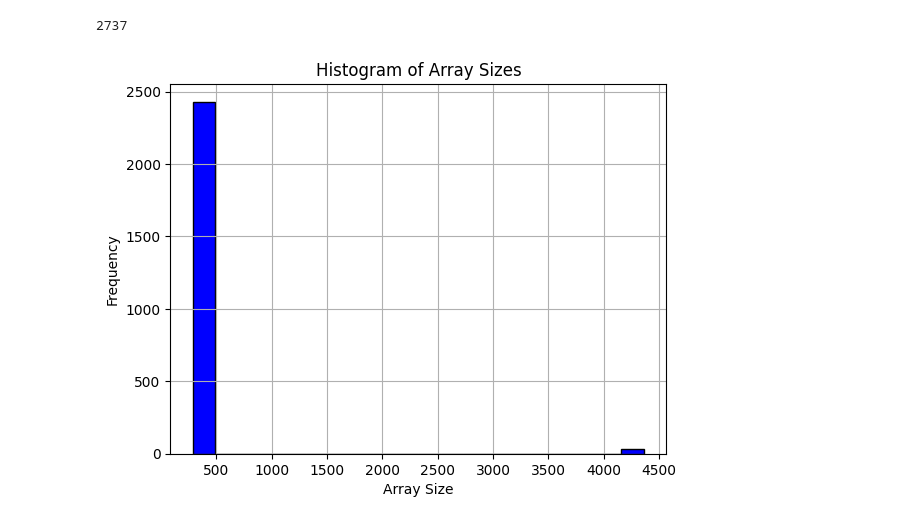
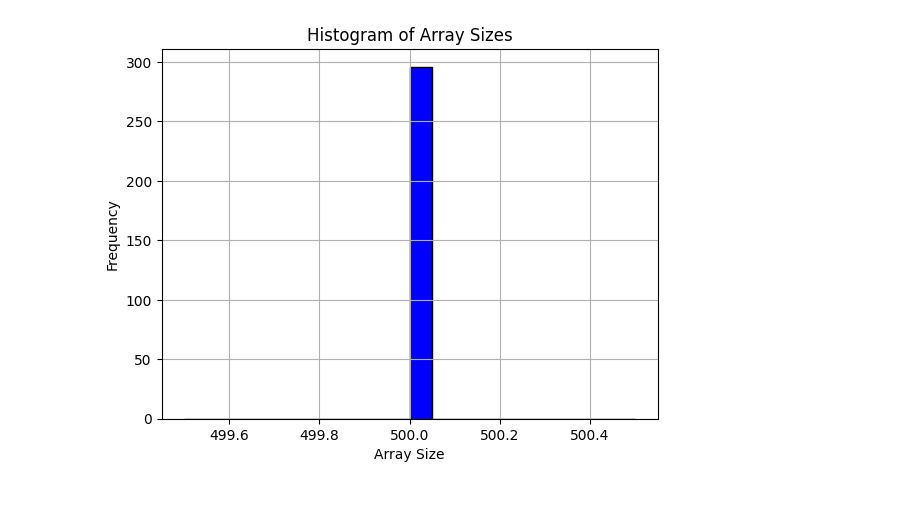
Before and after one commit to marianaw/deeptcsr, a Jupyter notebook: notebooks/loading_data.ipynb, the cells around one changed output. Cells and saved outputs as stored; diff of their text form; code cells hidden in the pictures.

```diff
--- a/notebooks/loading_data.ipynb
+++ b/notebooks/loading_data.ipynb
@@ -20,26 +27,24 @@ for root, dirs, files in os.walk(data_path):
                     # Extract the array under the 'traces_self' key
                     t_self = [f['traces_self'][i].reshape(-1, 39) for i in range(size)]
                     arrays.extend(t_self)
-# %%
-len(arrays)
-# %% [output]
-2737
+# %%
+seqs, ts, cs = get_single_task_dataset(4, data_path, 100)
 # %%
 import matplotlib.pyplot as plt
 
 # Assuming 'l' is your list of arrays
 # Calculate the sizes (number of elements) of each array in 'l'
-sizes = [len(arr) for arr in arrays]
+sizes = [len(arr) for arr in seqs]
 
 # Create a histogram of the sizes
 plt.hist(sizes, bins=20, color='blue', edgecolor='black')
 plt.xlabel('Array Size')
 plt.ylabel('Frequency')
 plt.title('Histogram of Array Sizes')
 plt.grid(True)
 
 # Show the histogram
 plt.show()
 # %% [output]
-[figure, old version]
+[figure, new version]
 # %%
```
Also changed, not shown: parts of 12 cells of this notebook, 6 other files.
